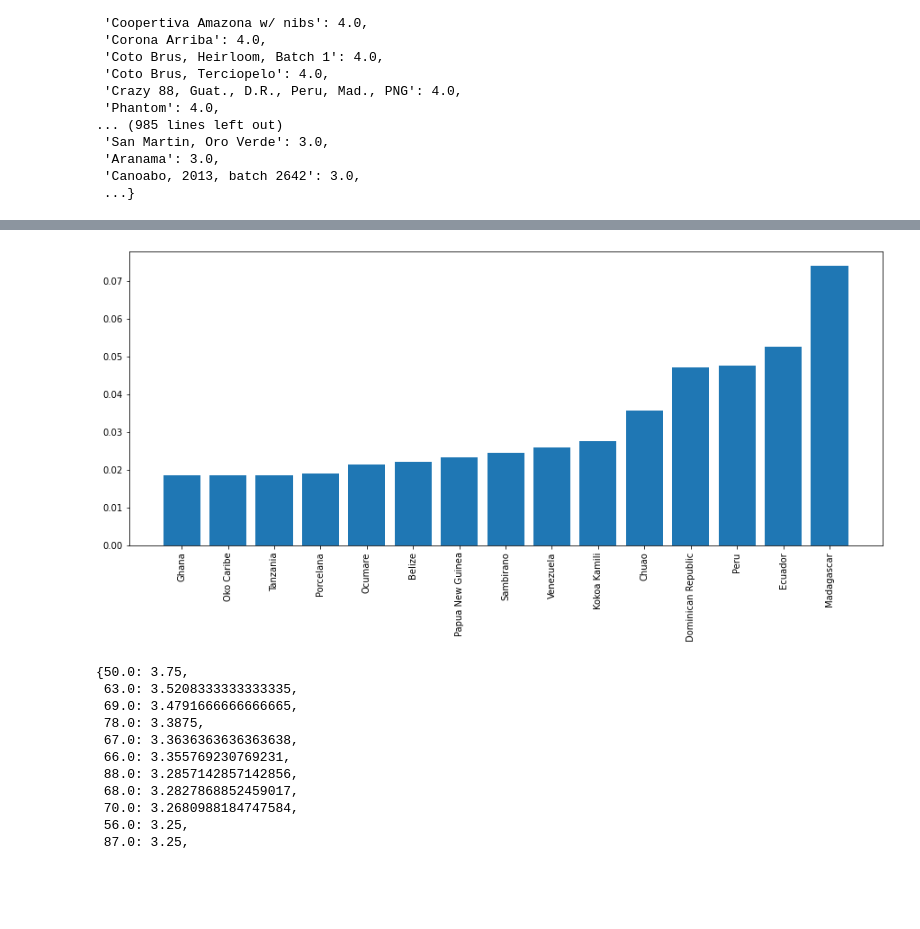
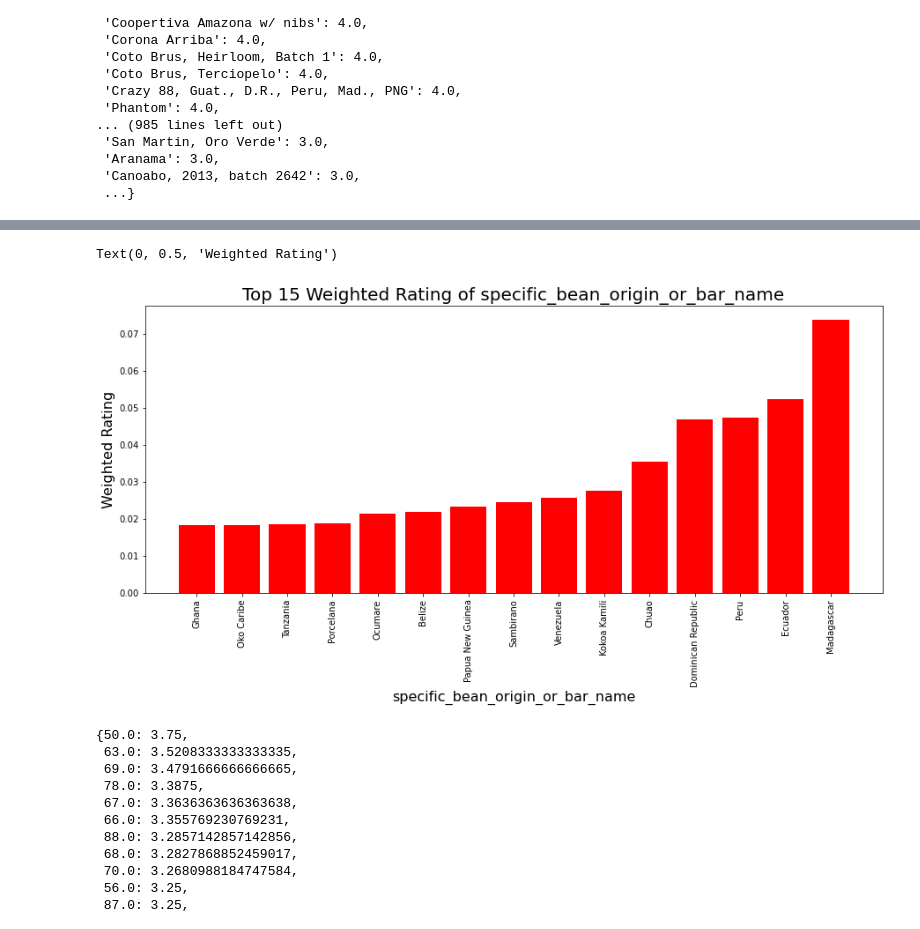
Before and after one commit to Jordantjones/Machine-Learning-Project, a Jupyter notebook: notebooks/exploratory/Qsou/First_EDA.ipynb, the cells around one changed output, grey strips where cells are left out. Drawn from its saved outputs; the diff is of its cells as text; code cells hidden in the pictures; blank space fills up the shorter version.

```diff
--- a/notebooks/exploratory/Qsou/First_EDA.ipynb
+++ b/notebooks/exploratory/Qsou/First_EDA.ipynb
@@ -364,18 +392,22 @@ sbobncount
 # %%
 spec_ori = df.specific_bean_origin_or_bar_name.unique()
 weighted_rating = []
 for bean in spec_ori:
     count = sbobncount[bean]
     rating = sbobn[bean]
     weighted_rating.append(count * rating)
 sorted_vals = sorted(list(zip(weighted_rating, spec_ori)))
 x = [val[1] for val in sorted_vals]
 y = [val[0] for val in sorted_vals]
 plt.figure(figsize=(15,6))
-plt.bar(x[-15:], y[-15:])
+plt.bar(x[-15:], y[-15:], color = 'r')
 plt.xticks(rotation=90);
+plt.title('Top 15 Weighted Rating of specific_bean_origin_or_bar_name', fontsize=20)
+plt.xlabel('specific_bean_origin_or_bar_name', fontsize=16)
+plt.ylabel('Weighted Rating', fontsize=16)
 # %% [output]
+Text(0, 0.5, 'Weighted Rating')
-[figure, old version]
+[figure, new version]
 # %%
 cp = df.groupby(['cocoa_percent']).mean().sort_values(by='rating', ascending=False)['rating'].to_dict()
 cp
```
Also changed, not shown: parts of 14 cells of this notebook.
